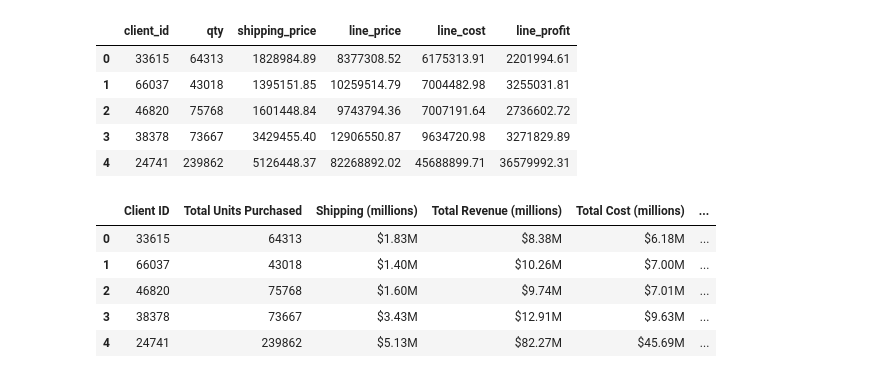
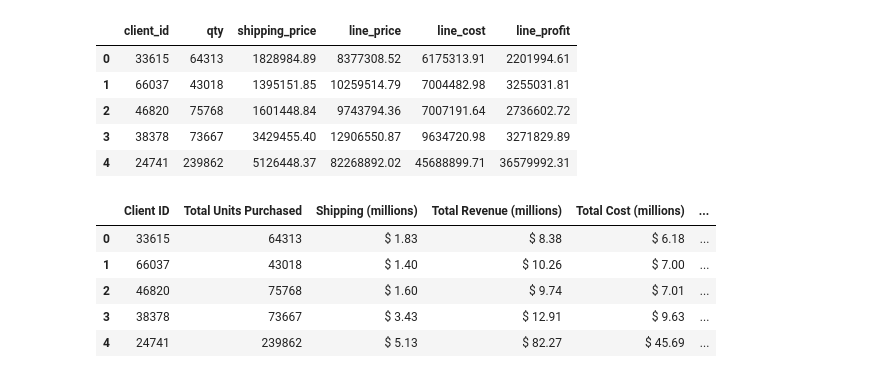
Before and after one commit to GerardoCastanos/pandas-challenge-1, a Jupyter notebook: wholesale_data_analysis_starter_code.ipynb, the cells around one changed output. Saved outputs shown, nothing was run; the diff lists cells and outputs as text; code cells hidden in the pictures.

```diff
--- a/wholesale_data_analysis_starter_code.ipynb
+++ b/wholesale_data_analysis_starter_code.ipynb
@@ -243,29 +243,29 @@ client_summary_df
 # %%
 # Format the data and rename the columns to names suitable for presentation.
 clean_summary_df = client_summary_df.copy()
 # Define the money columns.
 money_columns = ["shipping_price", "line_price", "line_cost", "line_profit"]
 # Define a function that converts a dollar amount to millions.
 def millions(dollars:float):
-    return f"${dollars / 1_000_000:,.2f}M"
+    return f"$ {dollars / 1_000_000:,.2f}"
 # Apply the currency_format_millions function to only the money columns.
 clean_summary_df[money_columns] = clean_summary_df[money_columns].map(millions)
 # Rename the columns to reflect the change in the money format.
 clean_summary_df.columns = [
     "Client ID",
     "Total Units Purchased",
     "Shipping (millions)",
     "Total Revenue (millions)",
     "Total Cost (millions)",
     "Total Profit (millions)"
 ]
 clean_summary_df
 # %% [output]
 |  | Client ID | Total Units Purchased | Shipping (millions) | Total Revenue (millions) | Total Cost (millions) | ... |
-| 0 | 33615 | 64313 | $1.83M | $8.38M | $6.18M | ... |
-| 1 | 66037 | 43018 | $1.40M | $10.26M | $7.00M | ... |
-| 2 | 46820 | 75768 | $1.60M | $9.74M | $7.01M | ... |
-| 3 | 38378 | 73667 | $3.43M | $12.91M | $9.63M | ... |
-| 4 | 24741 | 239862 | $5.13M | $82.27M | $45.69M | ... |
+| 0 | 33615 | 64313 | $ 1.83 | $ 8.38 | $ 6.18 | ... |
+| 1 | 66037 | 43018 | $ 1.40 | $ 10.26 | $ 7.00 | ... |
+| 2 | 46820 | 75768 | $ 1.60 | $ 9.74 | $ 7.01 | ... |
+| 3 | 38378 | 73667 | $ 3.43 | $ 12.91 | $ 9.63 | ... |
+| 4 | 24741 | 239862 | $ 5.13 | $ 82.27 | $ 45.69 | ... |
 # %%
 # Sort the updated data by "Total Profit (millions)" form highest to lowest and assign the sort to a new DatFrame.
```
Also changed, not shown: parts of 4 cells of this notebook.
